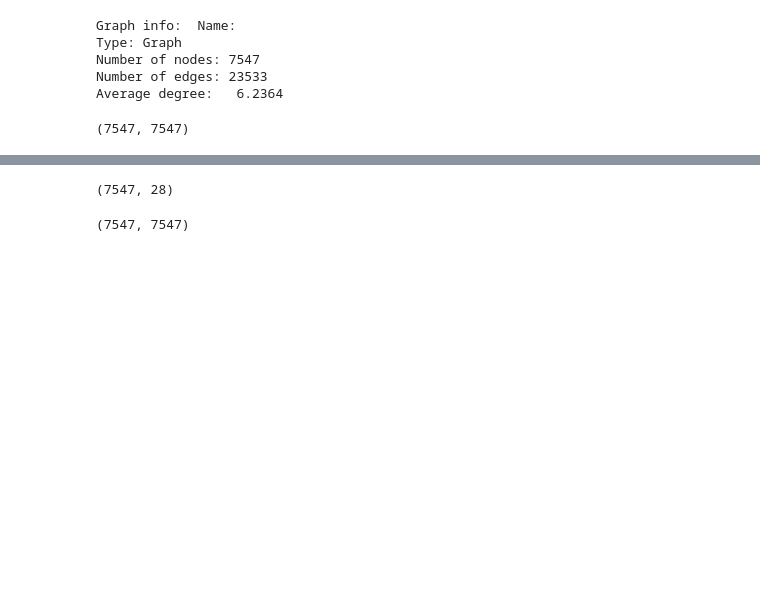
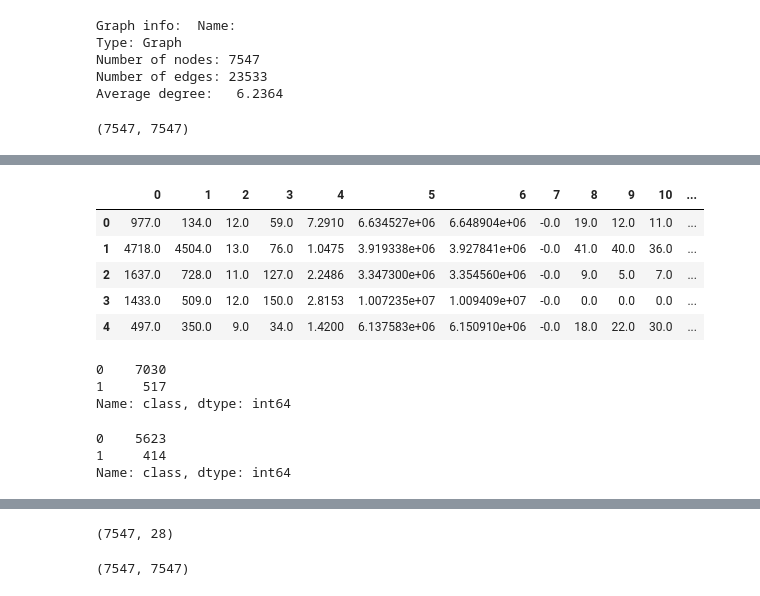
Before and after one commit to aayu24/BTP-Phase-II, a Jupyter notebook: base_line.ipynb, the cells around one changed output, grey strips where cells are left out. Saved outputs shown, nothing was run; the diff lists cells and outputs as text; code cells hidden in the pictures; blank space fills up the shorter version.

Commit message:
Updated with better model training and evaluation

```diff
--- a/base_line.ipynb
+++ b/base_line.ipynb
@@ -1243,0 +1222,9 @@ A.shape
+# %%
+df.head()
+# %% [output]
+|  | 0 | 1 | 2 | 3 | 4 | 5 | 6 | 7 | 8 | 9 | 10 | ... |
+| 0 | 977.0 | 134.0 | 12.0 | 59.0 | 7.2910 | 6.634527e+06 | 6.648904e+06 | -0.0 | 19.0 | 12.0 | 11.0 | ... |
+| 1 | 4718.0 | 4504.0 | 13.0 | 76.0 | 1.0475 | 3.919338e+06 | 3.927841e+06 | -0.0 | 41.0 | 40.0 | 36.0 | ... |
+| 2 | 1637.0 | 728.0 | 11.0 | 127.0 | 2.2486 | 3.347300e+06 | 3.354560e+06 | -0.0 | 9.0 | 5.0 | 7.0 | ... |
+| 3 | 1433.0 | 509.0 | 12.0 | 150.0 | 2.8153 | 1.007235e+07 | 1.009409e+07 | -0.0 | 0.0 | 0.0 | 0.0 | ... |
+| 4 | 497.0 | 350.0 | 9.0 | 34.0 | 1.4200 | 6.137583e+06 | 6.150910e+06 | -0.0 | 18.0 | 22.0 | 30.0 | ... |
@@ -1243,0 +1233,6 @@ A.shape
+# %%
+df['class'].value_counts()
+# %% [output]
+0    7030
+1     517
+Name: class, dtype: int64
@@ -1243,0 +1241,6 @@ A.shape
+# %%
+y_train.value_counts()
+# %% [output]
+0    5623
+1     414
+Name: class, dtype: int64
```
Also changed, not shown: parts of 59 cells of this notebook.
